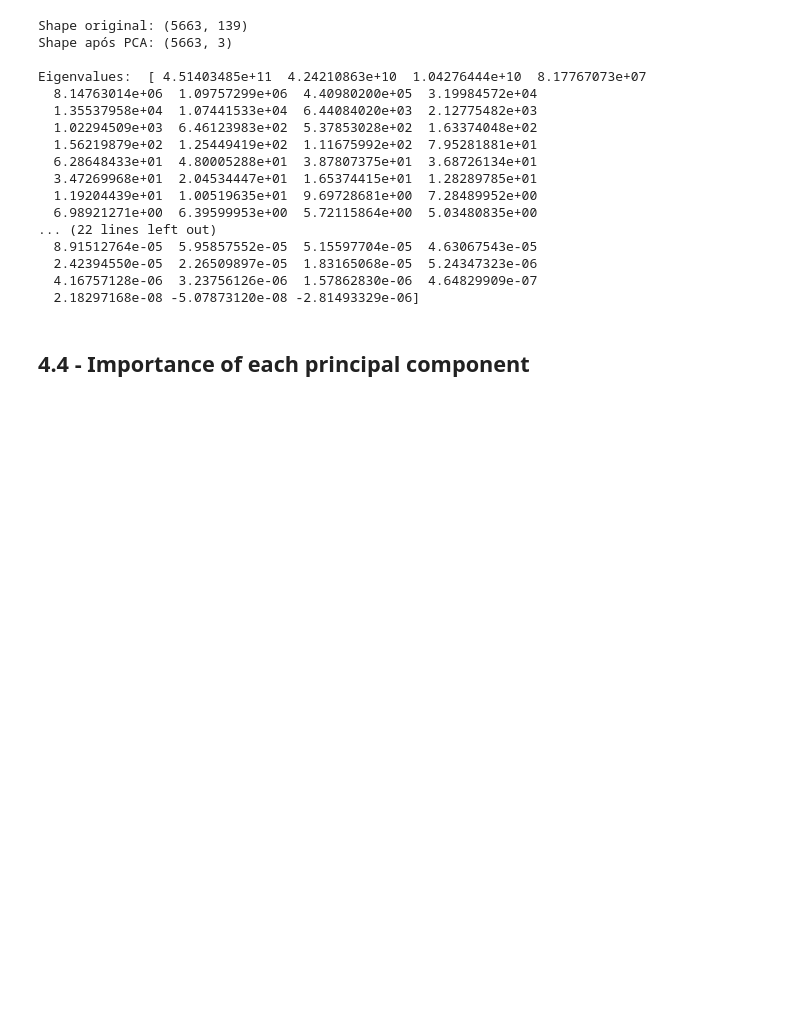
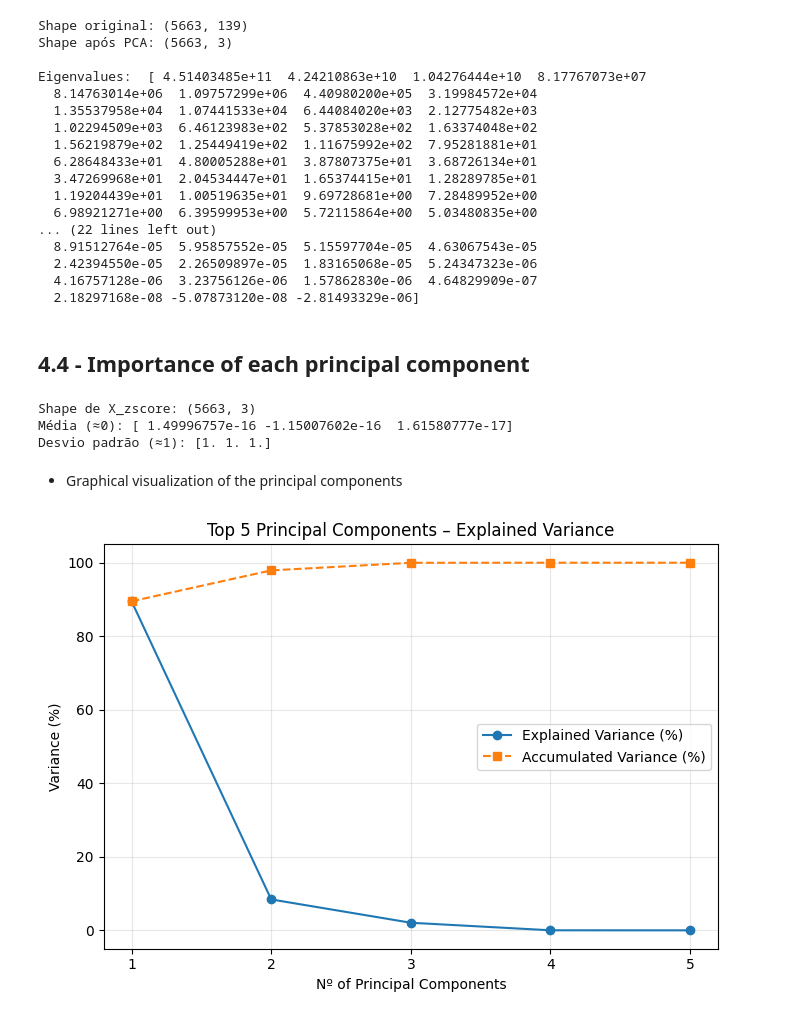
Before and after one commit to MiguelAnt17/detection_of_humans_activities, a Jupyter notebook: MiguelAntonio_2022237621.ipynb, the cells around one changed output. Drawn from its saved outputs; the diff is of its cells as text; code cells hidden in the pictures; blank space fills up the shorter version.

Commit message:
PCA: Look for the features that explain the most

```diff
--- a/MiguelAntonio_2022237621.ipynb
+++ b/MiguelAntonio_2022237621.ipynb
@@ -1442,3 +1449,45 @@ Eigenvalues:  [ 4.51403485e+11  4.24210863e+10  1.04276444e+10  8.17767073e+07
   2.18297168e-08 -5.07873120e-08 -2.81493329e-06]
 # %% [markdown]
 ## 4.4 - Importance of each principal component
+# %%
+X_zscore = zscore(X_pca, axis=0)
+
+X_zscore = np.nan_to_num(X_zscore)
+
+print("Shape de X_zscore:", X_zscore.shape)
+print("Média (≈0):", np.mean(X_zscore, axis=0)[:5])
+print("Desvio padrão (≈1):", np.std(X_zscore, axis=0)[:5])
+# %% [output]
+Shape de X_zscore: (5663, 3)
+Média (≈0): [ 1.49996757e-16 -1.15007602e-16  1.61580777e-17]
+Desvio padrão (≈1): [1. 1. 1.]
+# %% [markdown]
+- Graphical visualization of the principal components
+# %%
+eigenvalues = np.array(eigenvalues)
+
+sorted_indices = np.argsort(eigenvalues)[::-1]
+eigenvalues_sorted = eigenvalues[sorted_indices]
+
+explained_variance_ratio = eigenvalues_sorted / np.sum(eigenvalues_sorted) * 100
+
+top_n = 5
+top_eigenvalues = eigenvalues_sorted[:top_n]
+top_variance = explained_variance_ratio[:top_n]
+
+cumulative_top = np.cumsum(top_variance)
+
+plt.figure(figsize=(7, 5))
+plt.plot(range(1, top_n + 1), top_variance, marker='o', label='Explained Variance (%)')
+plt.plot(range(1, top_n + 1), cumulative_top, marker='s', linestyle='--', label='Accumulated Variance (%)')
+
+plt.title("Top 5 Principal Components – Explained Variance")
+plt.xlabel("Nº of Principal Components")
+plt.ylabel("Variance (%)")
+plt.xticks(range(1, top_n + 1))
+plt.grid(True, alpha=0.3)
+plt.legend()
+plt.tight_layout()
+plt.show()
+# %% [output]
+[figure, added]
```
Also changed, not shown: parts of 12 cells of this notebook.
